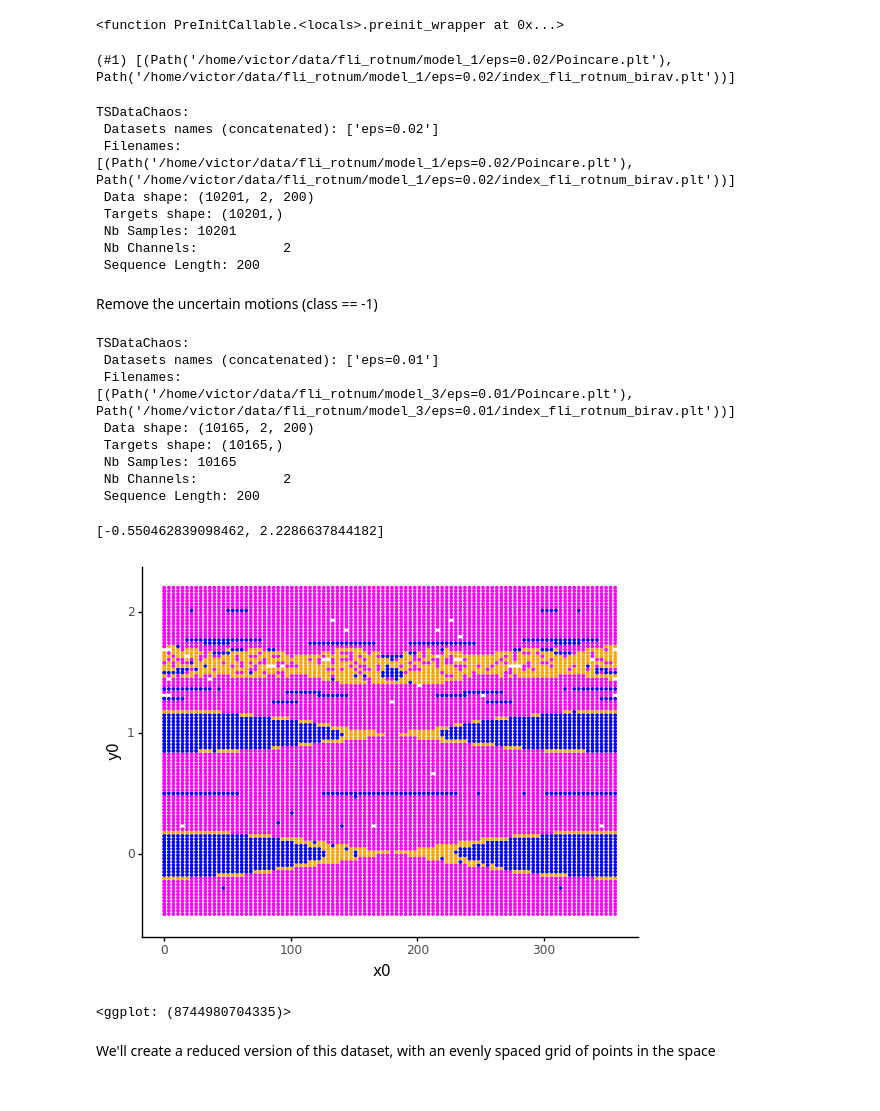
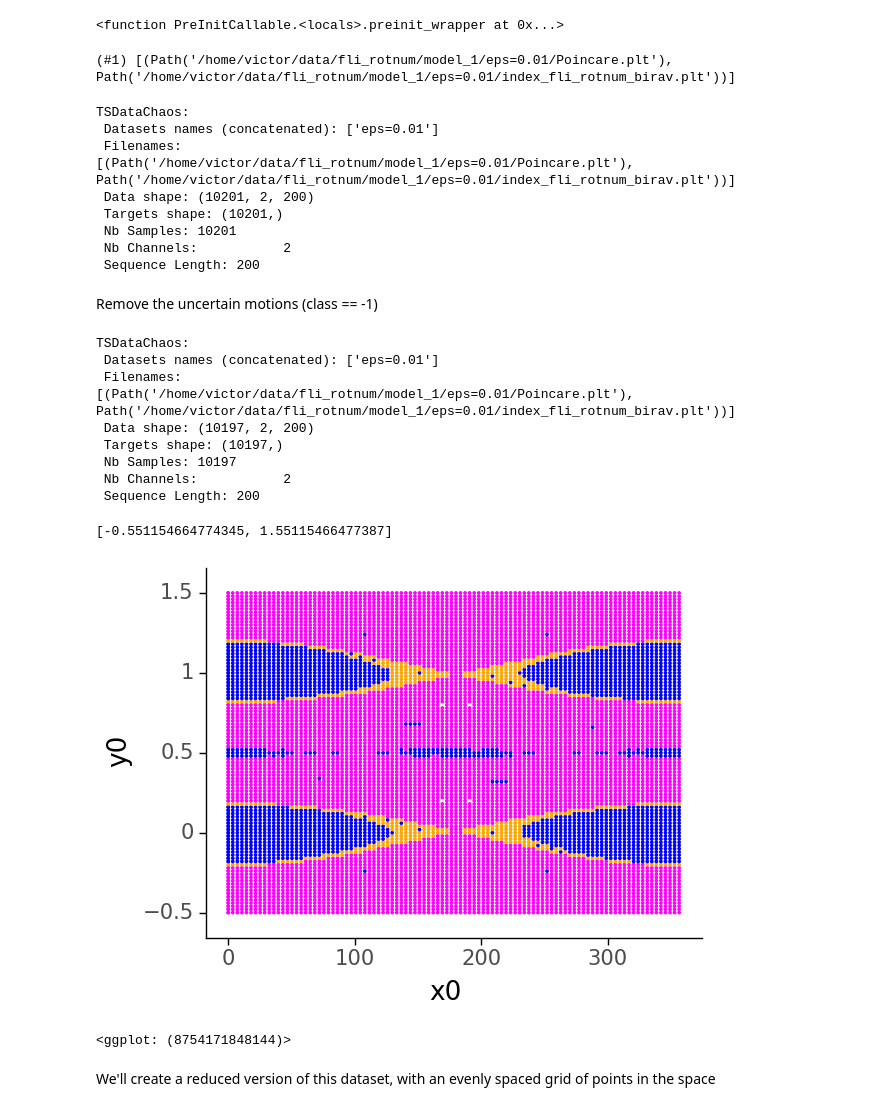
Before and after one commit to vrodriguezf/mlchaos, a Jupyter notebook: nbs_experiments/complete_cartography.ipynb, the cells around one changed output. Drawn from its saved outputs; the diff is of its cells as text; code cells hidden in the pictures.

```diff
--- a/nbs_experiments/complete_cartography.ipynb
+++ b/nbs_experiments/complete_cartography.ipynb
@@ -19,10 +20,12 @@ else:
 base_path = Path.home()
 # %%
 config = AttrDict(
-    cartography_folderpath = base_path/'data/fli_rotnum/model_1/eps=0.02', # *
-    train_cond = lambda data: (data.x[:, 1, 0] <= 0.6),
-    test_cond = lambda data: data.x[:, 1, 0]> 0.6, # If None, the difference set data\train_cond will be used
-    reduction_factor = 1, # One every `reduction_factor` points from the dataset will be kept
+    cartography_folderpath = base_path/'data/fli_rotnum/model_1/eps=0.01', # *
+    train_cond = None,
+    test_cond = None,
+    #train_cond = lambda data: (data.x[:, 1, 0] <= 0.6), # For extrapolation
+    #test_cond = lambda data: data.x[:, 1, 0]> 0.6, # If None, the difference set data\train_cond will be used
+    reduction_factor = 7, # For interpolation: One every `reduction_factor` points from the dataset will be kept.
     labelling_method = 'birav'
 )
 # %%
@@ -31,14 +34,14 @@ fnames_index = [config.cartography_folderpath/'index_fli_rotnum_birav.plt']
 fnames = L(fnames_poinc_map).zipwith(fnames_index)
 fnames
 # %% [output]
-(#1) [(Path('/home/victor/data/fli_rotnum/model_1/eps=0.02/Poincare.plt'), Path('/home/victor/data/fli_rotnum/model_1/eps=0.02/index_fli_rotnum_birav.plt'))]
+(#1) [(Path('/home/victor/data/fli_rotnum/model_1/eps=0.01/Poincare.plt'), Path('/home/victor/data/fli_rotnum/model_1/eps=0.01/index_fli_rotnum_birav.plt'))]
 # %%
 data = TSDataChaos.from_poincare_and_index_files(fnames, index_col=index_cols[config.labelling_method])
 data
 # %% [output]
 TSDataChaos:
- Datasets names (concatenated): ['eps=0.02']
- Filenames:                     [(Path('/home/victor/data/fli_rotnum/model_1/eps=0.02/Poincare.plt'), Path('/home/victor/data/fli_rotnum/model_1/eps=0.02/index_fli_rotnum_birav.plt'))]
+ Datasets names (concatenated): ['eps=0.01']
+ Filenames:                     [(Path('/home/victor/data/fli_rotnum/model_1/eps=0.01/Poincare.plt'), Path('/home/victor/data/fli_rotnum/model_1/eps=0.01/index_fli_rotnum_birav.plt'))]
  Data shape: (10201, 2, 200)
  Targets shape: (10201,)
  Nb Samples: 10201
@@ -52,22 +55,26 @@ data
 # %% [output]
 TSDataChaos:
  Datasets names (concatenated): ['eps=0.01']
- Filenames:                     [(Path('/home/victor/data/fli_rotnum/model_3/eps=0.01/Poincare.plt'), Path('/home/victor/data/fli_rotnum/model_3/eps=0.01/index_fli_rotnum_birav.plt'))]
- Data shape: (10165, 2, 200)
- Targets shape: (10165,)
- Nb Samples: 10165
+ Filenames:                     [(Path('/home/victor/data/fli_rotnum/model_1/eps=0.01/Poincare.plt'), Path('/home/victor/data/fli_rotnum/model_1/eps=0.01/index_fli_rotnum_birav.plt'))]
+ Data shape: (10197, 2, 200)
+ Targets shape: (10197,)
+ Nb Samples: 10197
  Nb Channels:           2
  Sequence Length: 200
 # %%
 ylims = [data.x[:, 1].min(), data.x[:, 1].max()]
+ylims
+# %% [output]
+[-0.551154664774345, 1.55115466477387]
 # %%
-show_labelled_ic_map(data.x,
+p = show_labelled_ic_map(data.x,
                      preds=data.y.astype(int),
                      color_values=['orange', 'magenta', 'blue'])
+p = p + theme_classic(base_size=19)
+p
 # %% [output]
+[figure, new version]
-[-0.550462839098462, 2.2286637844182]
+<ggplot: (8754171848144)>
-[figure, old version]
-<ggplot: (8744980704335)>
 # %% [markdown]
 We'll create a reduced version of this dataset, with an evenly spaced grid of points in the space
 # %%
```
Also changed, not shown: parts of 5 cells of this notebook, 7 other files.
